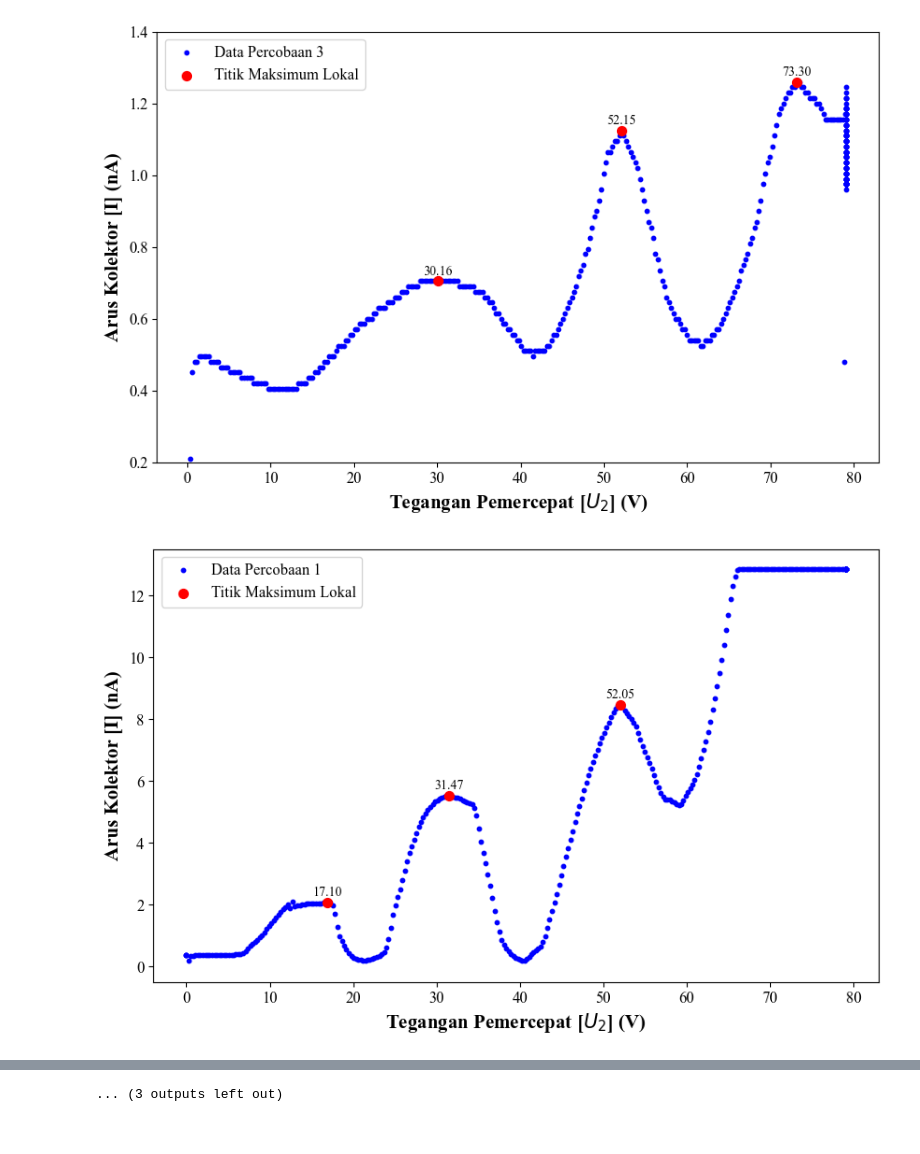
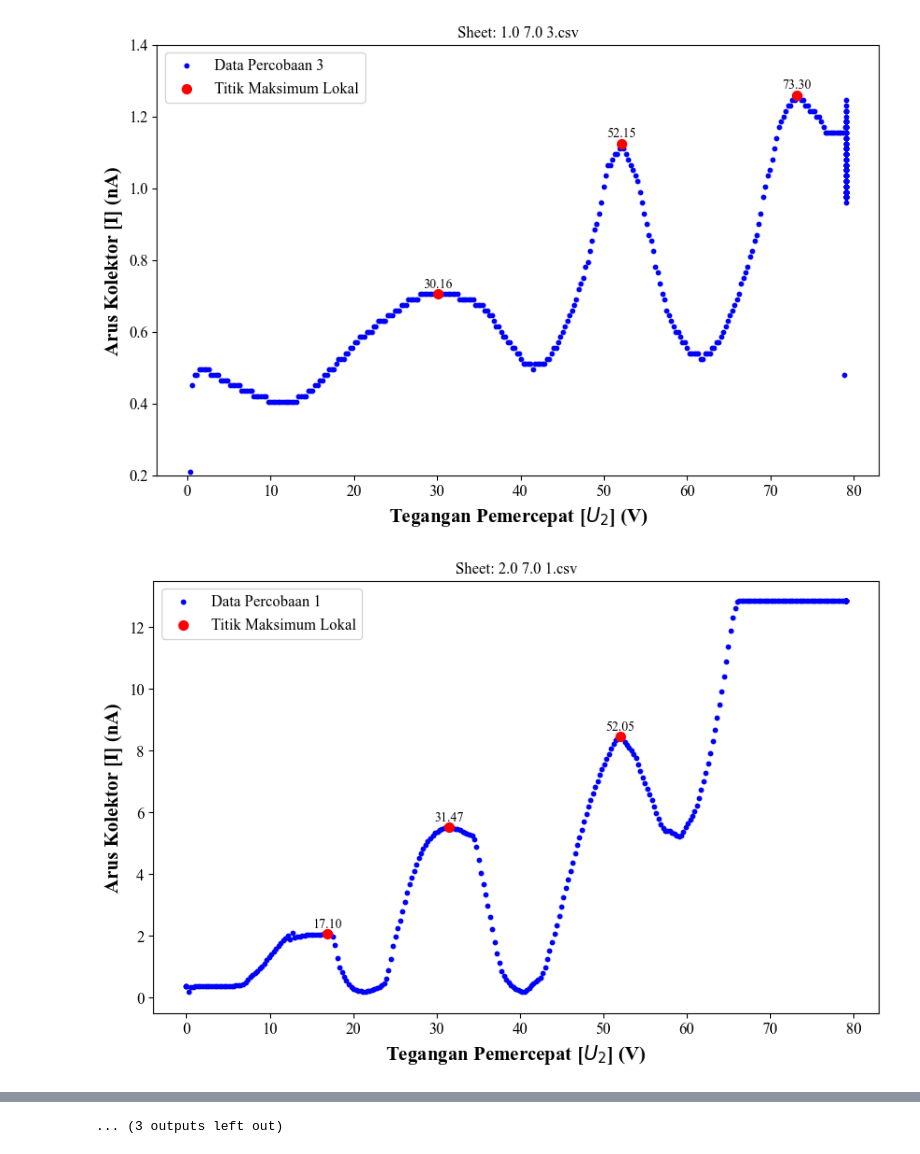
Before and after one commit to JonathanSugijanto/PGDA_final-project_9, a Jupyter notebook: full_code.ipynb, the cells around one changed output, grey strips where cells are left out. Saved outputs shown, nothing was run; the diff lists cells and outputs as text; code cells hidden in the pictures.

```diff
--- a/full_code.ipynb
+++ b/full_code.ipynb
@@ -4,10 +5,14 @@ import numpy as np
 import matplotlib.pyplot as plt
 from scipy.signal import find_peaks
 import matplotlib as mpl
-# %%
-# Load the data from the Excel file
-file_path = 'coba_olah.xlsx'  # Replace with your file path
-excel_data = pd.ExcelFile(file_path)  # Load the Excel file with multiple sheets
+# %%
+# Path ke folder data CSV
+folder_path = 'formatted_data'  # Ganti dengan path folder yang benar
+csv_files = ["1.5 7.0 1.csv", "1.5 7.0 2.csv", "1.5 7.0 3.csv",
+             "1.0 7.0 1.csv", "1.0 7.0 2.csv", "1.0 7.0 3.csv",
+             "2.0 7.0 1.csv", "2.0 7.0 2.csv", "2.0 7.0 3.csv",
+             "1.5 6.0 1.csv", "1.5 6.0 2.csv", "1.5 6.0 3.csv",
+             "1.5 8.0 1.csv", "1.5 8.0 2.csv", "1.5 8.0 3.csv"]
 # %%
 # function to remove value x in list "data"
 def remove_value(data, x):
@@ -47,22 +52,23 @@ def adjust_ylim(variasi_ke, lim_var_1 = None, lim_var_2 = None, lim_var_3 = None
 # gambaran semuanya
 
 # Set up a figure with subplots
-num_sheets = len(excel_data.sheet_names)  # Adjusts based on the actual number of sheets
+num_sheets = len(csv_files)  # Adjusts based on the actual number of sheets
 n=0
 
 # Set the font to Times New Roman
 mpl.rcParams['font.family'] = 'Times New Roman'
 
 # Loop through each sheet
-for i, sheet_name in enumerate(excel_data.sheet_names[:15]):  # Limit to 15 sheets
-    n+=1 # grafik k berapa
+for i, csv_file in enumerate(csv_files[:15]):
+    n+=1 # grafik ke berapa
     variasi_ke = (n-1) // 3 + 1
     percobaan_ke = n % 3
     if(percobaan_ke == 0):
         percobaan_ke +=3
 
     # Load data from the current sheet
-    data = pd.read_excel(file_path, sheet_name=sheet_name)
+    file_path = os.path.join(folder_path, csv_file)
+    data = pd.read_csv(file_path, sep=';')
 
     # Assuming 'x' and 'y' columns in each sheet
     x = data['Acceleration voltage U_B / V']
@@ -109,10 +115,11 @@ for i, sheet_name in enumerate(excel_data.sheet_names[:15]):  # Limit to 15 shee
     plt.xticks(fontsize=12)
     plt.yticks(fontsize=12)
     plt.legend(fontsize=12, loc='upper left')
+    plt.title(f'Sheet: {csv_file}')
     adjust_ylim(variasi_ke, (-0.5,13.5), (0.2, 1.4), (-0.5, 13.5), (-0.5, 13.5), (-0.5, 5.5))
 
     # Save the figure with high resolution
-    plt.savefig(f'figs/var{variasi_ke}/{sheet_name}.png', dpi=300, bbox_inches='tight')  # Adjust dpi as needed
+    # plt.savefig(f'figs/var{variasi_ke}/{csv_file}.png', dpi=300, bbox_inches='tight')  # Adjust dpi as needed
 
 plt.show()
 # %% [output]
@@ -124,2 +131,2 @@ plt.show()
-[figure, old version]
+[figure, new version]
-[figure, old version]
+[figure, new version]
```
Also changed, not shown: parts of 2 cells of this notebook.
